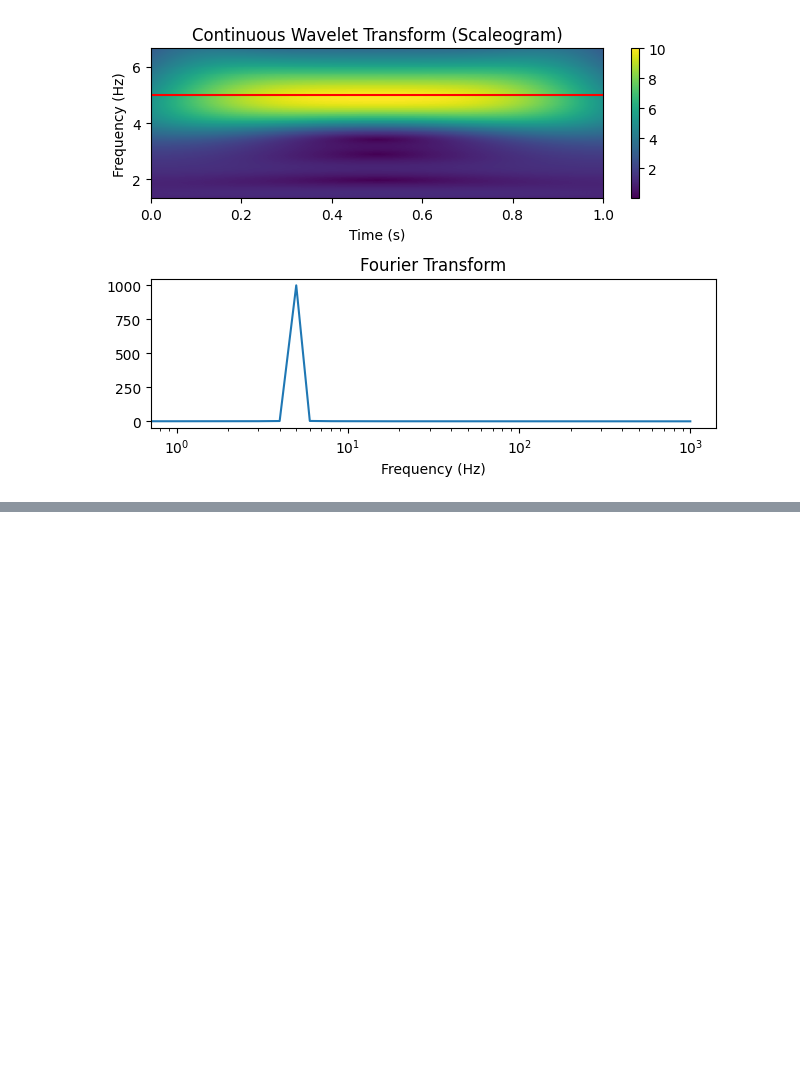
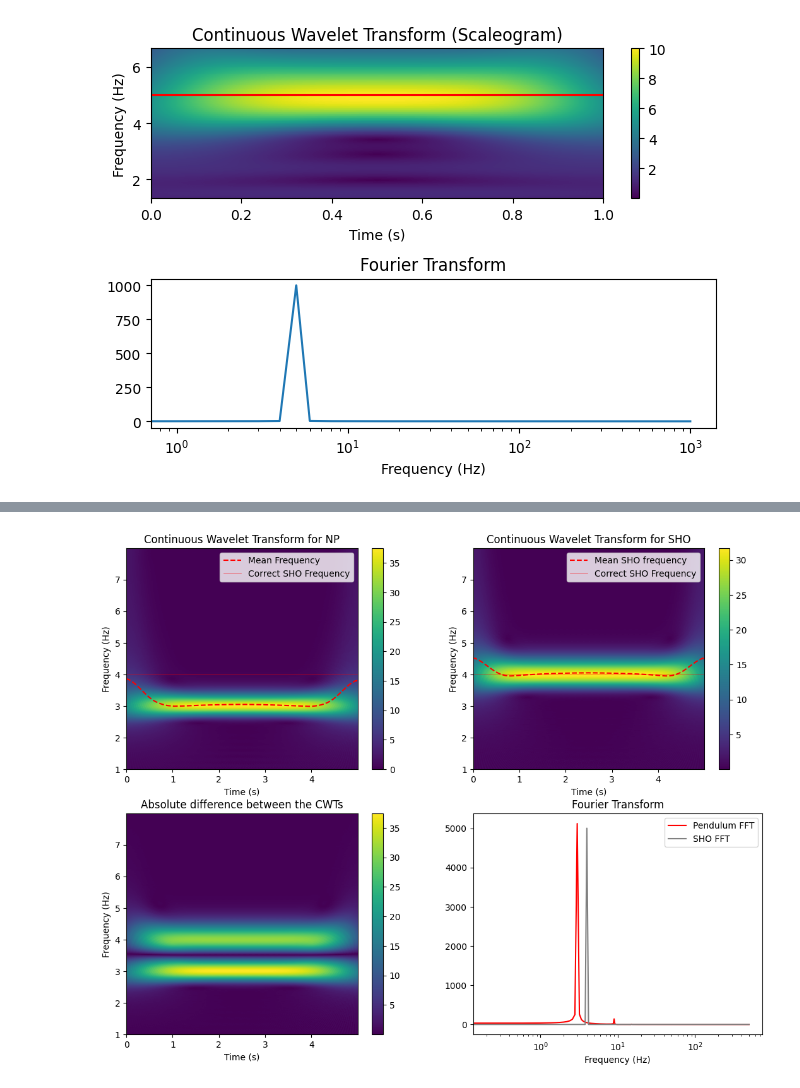
Before and after one commit to Mehdi-Haned/PINNs-Spring2025, a Jupyter notebook: frequency analysis/wavelet_transform.ipynb, the cells around one changed output, grey strips where cells are left out. Saved outputs shown, nothing was run; the diff lists cells and outputs as text; code cells hidden in the pictures; blank space fills up the shorter version.

```diff
--- a/frequency analysis/wavelet_transform.ipynb
+++ b/frequency analysis/wavelet_transform.ipynb
@@ -126,35 +132,38 @@ M = mean_frequency(sho_freqs, sho_cwtmatr)
 # %%
 fig, axs = plt.subplots(2, 2, figsize=(13,10))
 
 pcm = axs[0,0].pcolormesh(t, freqs, cwtmatr)
 axs[0,0].set_xlabel("Time (s)")
 axs[0,0].set_ylabel("Frequency (Hz)")
 axs[0,0].set_title("Continuous Wavelet Transform for NP")
 
-axs[0,0].plot(t[:-1], L, color="red", linestyle='--', lw=1.5, alpha=1,label="Mean Frequency")
-axs[0,0].plot(t, SHO_frequency, color="red", lw=0.5, alpha=0.7,label="SHO Frequency")
+axs[0,0].plot(t[:-1], Mean_Pendulum_freq, color="red", linestyle='--', lw=1.5, alpha=1,label="Mean Frequency")
+axs[0,0].plot(t, SHO_frequency, color="red", lw=0.5, alpha=0.7,label="Correct SHO Frequency")
 fig.colorbar(pcm, ax=axs[0,0])
 axs[0,0].legend()
 
 pcm2 = axs[0,1].pcolormesh(t, sho_freqs, sho_cwtmatr)
 axs[0,1].set_xlabel("Time (s)")
 axs[0,1].set_ylabel("Frequency (Hz)")
 axs[0,1].set_title("Continuous Wavelet Transform for SHO")
-axs[0,1].plot(t[:-1], M, color="red", linestyle='--', lw=1.5, alpha=1, label="Mean SHO frequency")
-axs[0,1].plot(t, SHO_frequency, color="red", linestyle='-', lw=0.5, alpha=0.7)
+axs[0,1].plot(t[:-1], Mean_SHO_freq, color="red", linestyle='--', lw=1.5, alpha=1, label="Mean SHO frequency")
+axs[0,1].plot(t, SHO_frequency, color="red", linestyle='-', lw=0.5, alpha=0.7, label="Correct SHO Frequency")
 fig.colorbar(pcm2, ax=axs[0,1])
+axs[0,1].legend()
 
 pcm3 = axs[1,0].pcolormesh(t, sho_freqs, np.abs(sho_cwtmatr-cwtmatr))
 axs[1,0].set_xlabel("Time (s)")
 axs[1,0].set_ylabel("Frequency (Hz)")
 axs[1,0].set_title("Absolute difference between the CWTs")
 fig.colorbar(pcm3, ax=axs[1,0])
 
 axs[1,1].plot(frequencies, np.abs(pendulum_fft), color="red", label="Pendulum FFT")
 axs[1,1].plot(frequencies, np.abs(SHO_fft), color="gray", label="SHO FFT")
 axs[1,1].set_xlabel("Frequency (Hz)")
 axs[1,1].set_title("Fourier Transform")
 axs[1,1].set_xscale("log")
 axs[1,1].legend()
-plt.tight_layout()
+
 plt.savefig("Comparison_cwt.png", dpi=300)
+# %% [output]
+[figure, added]
```
Also changed, not shown: parts of 5 cells of this notebook, 3 other files.
